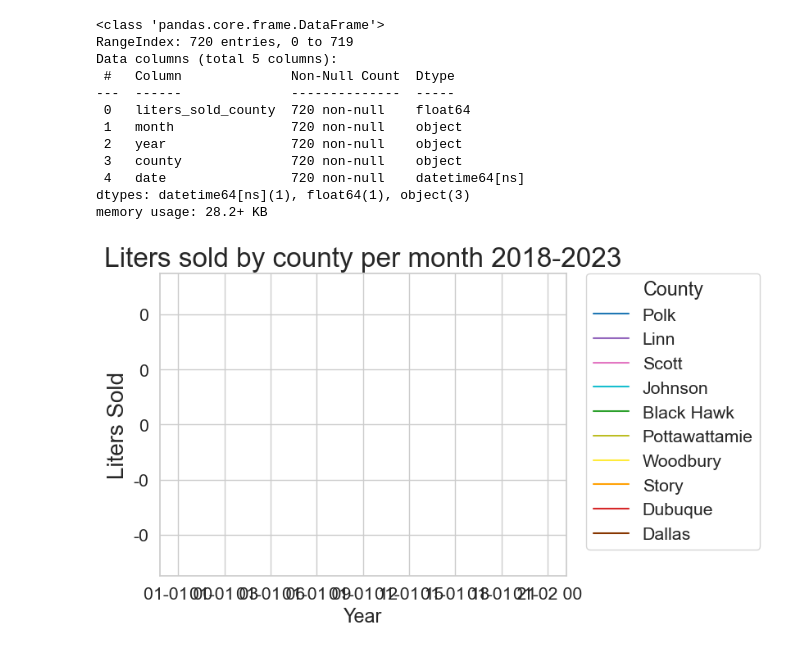
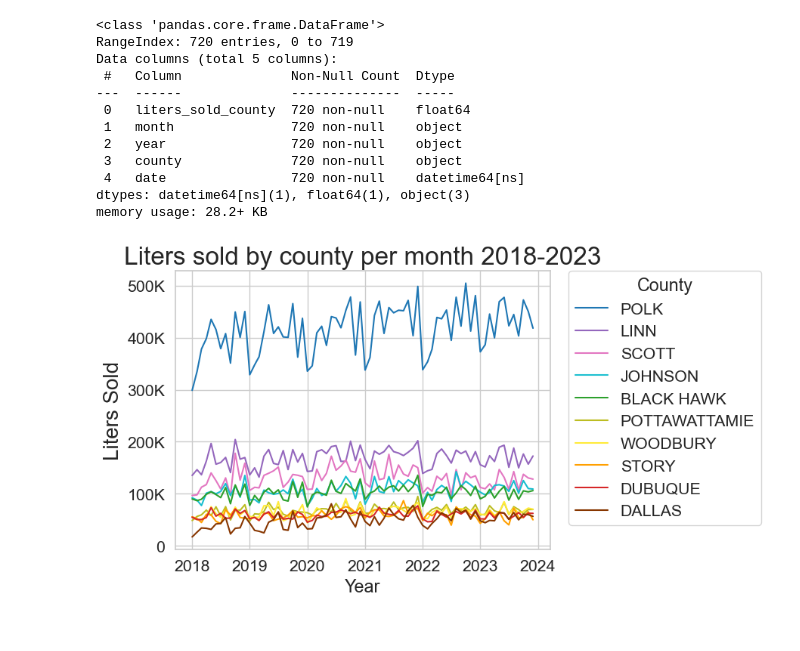
Before and after one commit to amoutafian/iowa_liquor_project, a Jupyter notebook: Iowa _liquor_exploratory_analysis.ipynb, the cells around one changed output. Saved outputs shown, nothing was run; the diff lists cells and outputs as text; code cells hidden in the pictures.

```diff
--- a/Iowa _liquor_exploratory_analysis.ipynb
+++ b/Iowa _liquor_exploratory_analysis.ipynb
@@ -465,18 +465,17 @@ memory usage: 28.2+ KB
 # %%
 hue_order = ["Polk","Linn","Scott","Johnson","Black Hawk","Pottawattamie","Woodbury","Story","Dubuque","Dallas"]
 hue_order_upper = [county.upper() for county in hue_order]
 
 sns.lineplot(data = liters_county_sum_df, x = 'date', y = 'liters_sold_county', hue= 'county',
-#hue_order = hue_order_upper,
-palette= county_colors)
+hue_order = hue_order_upper, palette= county_colors)
 
 
 ax  = plt.gca()
 ax.set(xlabel= 'Year')
 ax.set_ylabel( "Liters Sold" , size = 20 )
 ax.set_title( "Liters sold by county per month 2018-2023", size = 24 )
 ax.yaxis.set_major_formatter(tick.FuncFormatter(ticker))
 plt.legend(title = 'County', bbox_to_anchor=(1.05, 1), loc='upper left', borderaxespad=0)
 plt.show()
 # %% [output]
-[figure, old version]
+[figure, new version]
```
Also changed, not shown: parts of 1 cell of this notebook.
